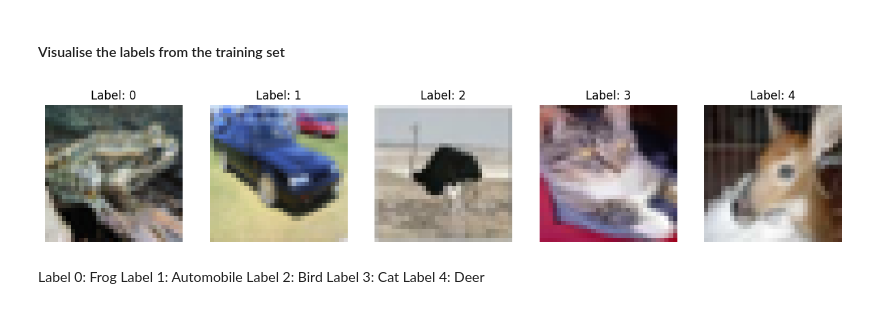
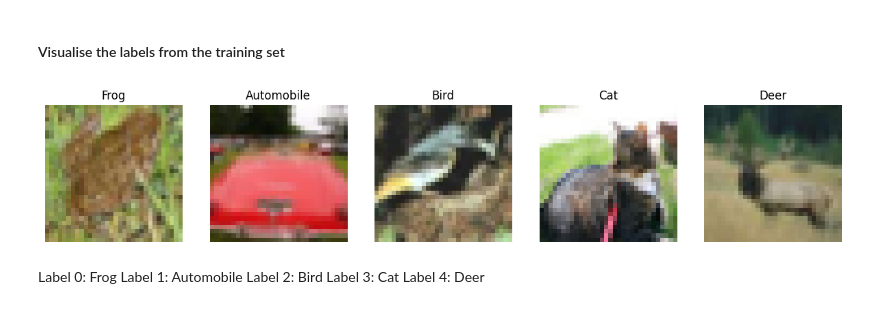
Before and after one commit to pradyutnair/cv1-final-lab-part-1, a Jupyter notebook: cv1-final-lab-part-1.ipynb, the cells around one changed output. Cells and saved outputs as stored; diff of their text form; code cells hidden in the pictures.

```diff
--- a/cv1-final-lab-part-1.ipynb
+++ b/cv1-final-lab-part-1.ipynb
@@ -215,29 +217,31 @@ This step is essential to understand how different feature extractors behave acr
 # %%
 import matplotlib.pyplot as plt
 import numpy as np
 
 # Extract unique labels
 unique_labels = torch.unique(train_labels)
 
 # Plot example images for each unique label
 fig, axes = plt.subplots(1, len(unique_labels), figsize=(15, 5))
 
 for i, label in enumerate(unique_labels):
     # Find indices of images with the current label
     indices = (train_labels == label).nonzero(as_tuple=True)[0]
     # Randomly select one index
     idx = np.random.choice(indices)
-    image = train_images[idx].numpy()  # Convert to numpy array
-    image = (image * 0.5) + 0.5  # Unnormalize the image
+    # Extract the image
+    image = train_images[idx].numpy()
+    # Normalize the image
+    image = (image * 0.5) + 0.5
 
     # Plot the image
     axes[i].imshow(image)
-    axes[i].set_title(f"Label: {label.item()}")
+    axes[i].set_title(f"{label_mapping[label.item()]}")
     axes[i].axis('off')
 
 plt.show()
 # %% [output]
-[figure, old version]
+[figure, new version]
 # %% [markdown]
 Label 0: Frog
 Label 1: Automobile
```
Also changed, not shown: parts of 16 cells of this notebook, 4 other files.
